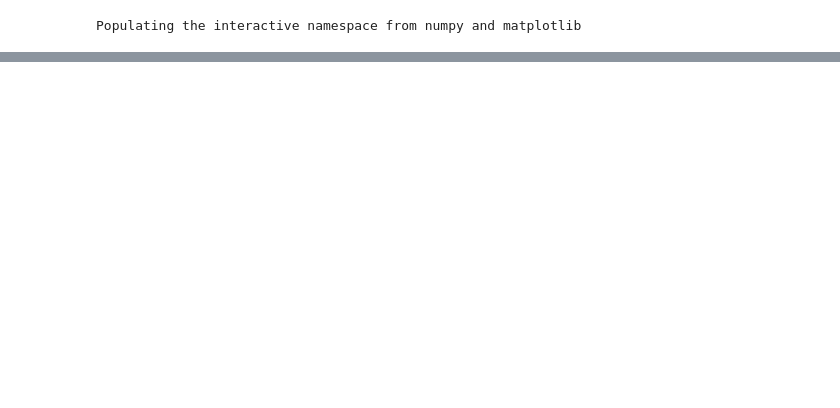
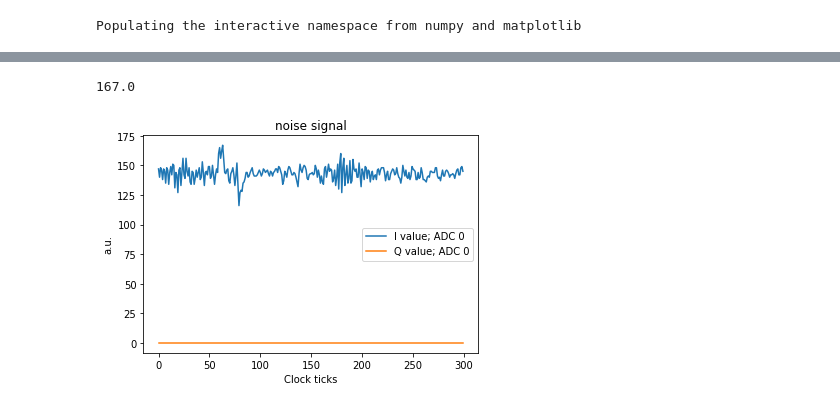
Before and after one commit to khphamh/Yao_fpga, a Jupyter notebook: test trigger delay.ipynb, the cells around one changed output, grey strips where cells are left out. Saved outputs shown, nothing was run; the diff lists cells and outputs as text; code cells hidden in the pictures; blank space fills up the shorter version.

```diff
--- a/test trigger delay.ipynb
+++ b/test trigger delay.ipynb
@@ -348,0 +311,16 @@ plt.savefig("images/Send_recieve_pulse_const.pdf", dpi=350)
+# %%
+prog = reading_program(reading_config)
+#prog = LoopbackProgram(config)
+#iq0, iq1 = prog.acquire_decimated_1(soc,load_pulses=False, progress=True, debug=False)
+iq0 = prog.reading_voltage(soc, 300, progress=True, debug=False)
+plt.figure(1)
+plt.plot(iq0[0], label="I value; ADC 0")
+plt.plot(iq0[1], label="Q value; ADC 0")
+plt.ylabel("a.u.")
+plt.xlabel("Clock ticks")
+plt.title("noise signal")
+plt.legend()
+print(max(iq0[0]))
+# %% [output]
+167.0
+[figure, added]
```
Also changed, not shown: parts of 15 cells of this notebook.
